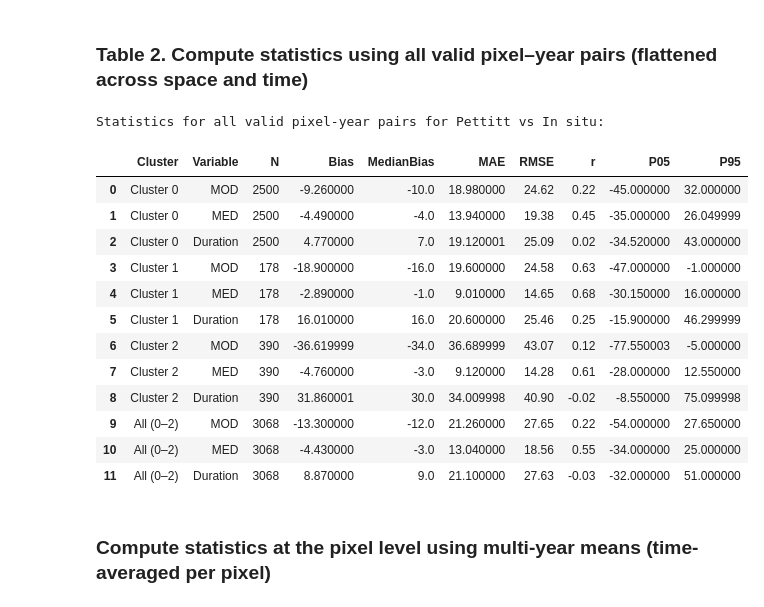
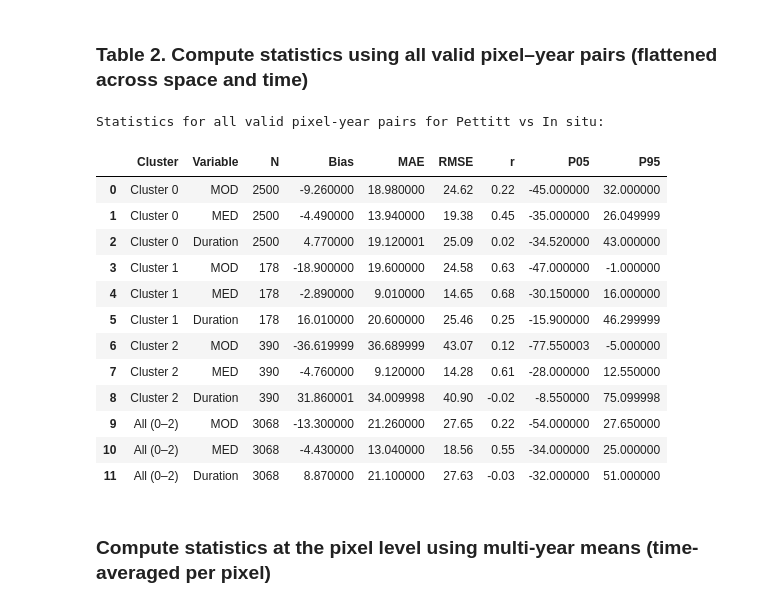
Before and after one commit to Nayoung1204/A-Long-term-Pan-Arctic-Snowmelt-Onset-and-End-Dates-Derived-from-Pettitt-test, a Jupyter notebook: Intercomparison/Figure3_Figure4_Table2_Intercomparison_DensityPlot.ipynb, the cells around one changed output. Drawn from its saved outputs; the diff is of its cells as text; code cells hidden in the pictures.

```diff
--- a/Intercomparison/Figure3_Figure4_Table2_Intercomparison_DensityPlot.ipynb
+++ b/Intercomparison/Figure3_Figure4_Table2_Intercomparison_DensityPlot.ipynb
@@ -228,47 +228,53 @@ for cid in clusters + ["all012"]:
     mask = mask_case2 & mask_cluster
 
     for var, Xp, Xi in [
         ("MOD", Pettitt_MOD, In_situ_MOD),
         ("MED", Pettitt_MED, In_situ_MED),
         ("Duration", Pettitt_duration, Insitu_duration)
     ]:
 
         diff = (Xp - Xi)[mask]
 
         if diff.size < 10:
             continue
 
+        # Spearman correlation
+        r_val, p_val = spearmanr(Xp[mask], Xi[mask])
+        if p_val < 0.05:
+            r_str = f"{r_val:.2f}*"
+        else:
+            r_str = f"{r_val:.2f}"
+
         rows.append(dict(
             Cluster=cname,
             Variable=var,
             N=len(diff),
             Bias=np.nanmean(diff).round(2),
-            MedianBias=np.nanmedian(diff).round(2),
             MAE=np.nanmean(np.abs(diff)).round(2),
             RMSE=np.sqrt(np.nanmean(diff**2)).round(2),
             r=spearmanr(Xp[mask], Xi[mask])[0].round(2),
             P05=np.nanpercentile(diff,5).round(2),
             P95=np.nanpercentile(diff,95).round(2)
         ))
 
 df_stats = pd.DataFrame(rows)
 print("Statistics for all valid pixel-year pairs for Pettitt vs In situ:")
 display(df_stats.round(2))
 # %% [output]
 Statistics for all valid pixel-year pairs for Pettitt vs In situ:
-|  | Cluster | Variable | N | Bias | MedianBias | MAE | RMSE | r | P05 | P95 |
-| 0 | Cluster 0 | MOD | 2500 | -9.260000 | -10.0 | 18.980000 | 24.62 | 0.22 | -45.000000 | 32.000000 |
-| 1 | Cluster 0 | MED | 2500 | -4.490000 | -4.0 | 13.940000 | 19.38 | 0.45 | -35.000000 | 26.049999 |
-| 2 | Cluster 0 | Duration | 2500 | 4.770000 | 7.0 | 19.120001 | 25.09 | 0.02 | -34.520000 | 43.000000 |
-| 3 | Cluster 1 | MOD | 178 | -18.900000 | -16.0 | 19.600000 | 24.58 | 0.63 | -47.000000 | -1.000000 |
-| 4 | Cluster 1 | MED | 178 | -2.890000 | -1.0 | 9.010000 | 14.65 | 0.68 | -30.150000 | 16.000000 |
-| 5 | Cluster 1 | Duration | 178 | 16.010000 | 16.0 | 20.600000 | 25.46 | 0.25 | -15.900000 | 46.299999 |
-| 6 | Cluster 2 | MOD | 390 | -36.619999 | -34.0 | 36.689999 | 43.07 | 0.12 | -77.550003 | -5.000000 |
-| 7 | Cluster 2 | MED | 390 | -4.760000 | -3.0 | 9.120000 | 14.28 | 0.61 | -28.000000 | 12.550000 |
-| 8 | Cluster 2 | Duration | 390 | 31.860001 | 30.0 | 34.009998 | 40.90 | -0.02 | -8.550000 | 75.099998 |
-| 9 | All (0–2) | MOD | 3068 | -13.300000 | -12.0 | 21.260000 | 27.65 | 0.22 | -54.000000 | 27.650000 |
-| 10 | All (0–2) | MED | 3068 | -4.430000 | -3.0 | 13.040000 | 18.56 | 0.55 | -34.000000 | 25.000000 |
-| 11 | All (0–2) | Duration | 3068 | 8.870000 | 9.0 | 21.100000 | 27.63 | -0.03 | -32.000000 | 51.000000 |
+|  | Cluster | Variable | N | Bias | MAE | RMSE | r | P05 | P95 |
+| 0 | Cluster 0 | MOD | 2500 | -9.260000 | 18.980000 | 24.62 | 0.22 | -45.000000 | 32.000000 |
+| 1 | Cluster 0 | MED | 2500 | -4.490000 | 13.940000 | 19.38 | 0.45 | -35.000000 | 26.049999 |
+| 2 | Cluster 0 | Duration | 2500 | 4.770000 | 19.120001 | 25.09 | 0.02 | -34.520000 | 43.000000 |
+| 3 | Cluster 1 | MOD | 178 | -18.900000 | 19.600000 | 24.58 | 0.63 | -47.000000 | -1.000000 |
+| 4 | Cluster 1 | MED | 178 | -2.890000 | 9.010000 | 14.65 | 0.68 | -30.150000 | 16.000000 |
+| 5 | Cluster 1 | Duration | 178 | 16.010000 | 20.600000 | 25.46 | 0.25 | -15.900000 | 46.299999 |
+| 6 | Cluster 2 | MOD | 390 | -36.619999 | 36.689999 | 43.07 | 0.12 | -77.550003 | -5.000000 |
+| 7 | Cluster 2 | MED | 390 | -4.760000 | 9.120000 | 14.28 | 0.61 | -28.000000 | 12.550000 |
+| 8 | Cluster 2 | Duration | 390 | 31.860001 | 34.009998 | 40.90 | -0.02 | -8.550000 | 75.099998 |
+| 9 | All (0–2) | MOD | 3068 | -13.300000 | 21.260000 | 27.65 | 0.22 | -54.000000 | 27.650000 |
+| 10 | All (0–2) | MED | 3068 | -4.430000 | 13.040000 | 18.56 | 0.55 | -34.000000 | 25.000000 |
+| 11 | All (0–2) | Duration | 3068 | 8.870000 | 21.100000 | 27.63 | -0.03 | -32.000000 | 51.000000 |
 # %% [markdown]
 ### Compute statistics at the pixel level using multi-year means (time-averaged per pixel)
 # %%
```
Also changed, not shown: parts of 3 cells of this notebook.
